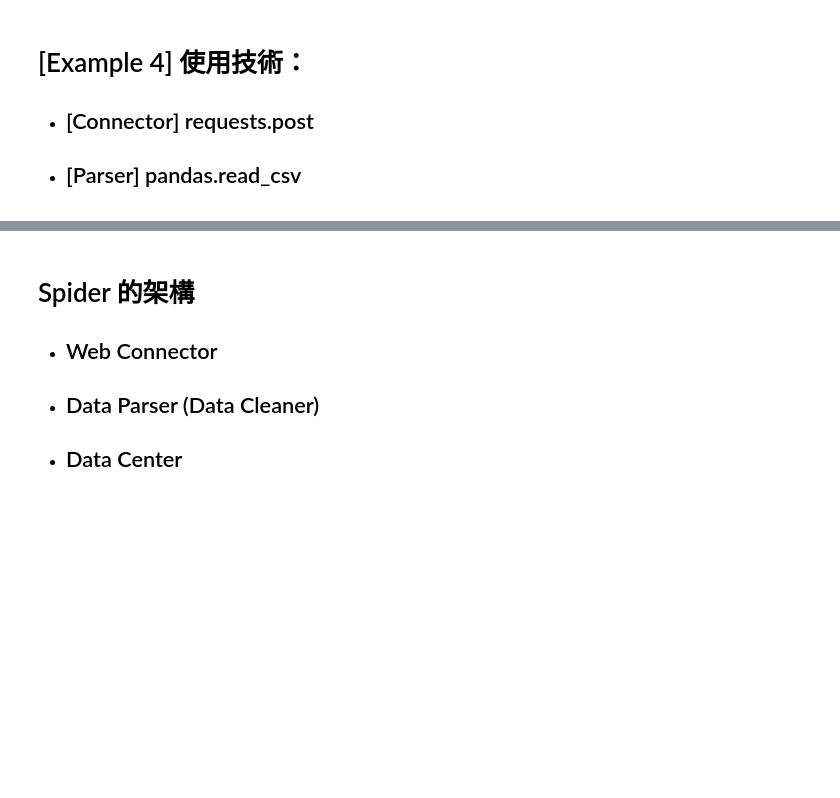
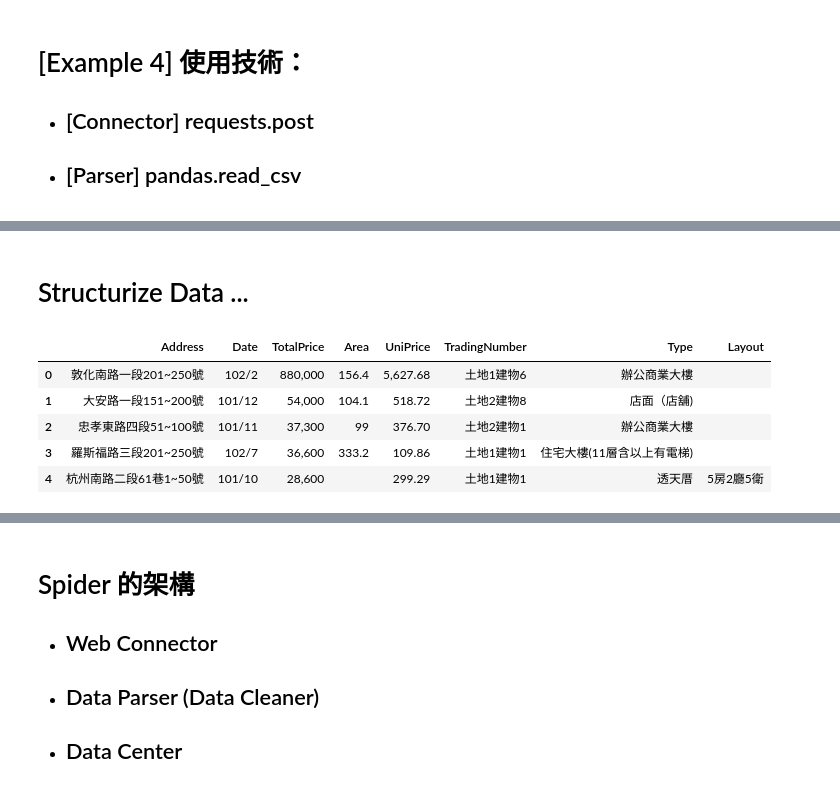
Before and after one commit to c3h3/NCCU-PyData-Courses-2013Spring, a Jupyter notebook: try_ipynb/Lecture2_WebCrawler.ipynb, the cells around one changed output, grey strips where cells are left out. Drawn from its saved outputs; the diff is of its cells as text; code cells hidden in the pictures; blank space fills up the shorter version.

```diff
--- a/try_ipynb/Lecture2_WebCrawler.ipynb
+++ b/try_ipynb/Lecture2_WebCrawler.ipynb
@@ -869,0 +880,4 @@ taifex_future_data.head()
+# %%
+import requests
+from pyquery import PyQuery
+s = requests.()
@@ -869,0 +956,26 @@ taifex_future_data.head()
+# %%
+query_post_data = {"type":"UXJ5ZGF0YQ==",
+"Qry_city":"QQ==",
+"Qry_area_office":"QTAy",
+"Qry_paytype":"MQ==",
+"Qry_build":"",
+"Qry_price_s":"",
+"Qry_price_e":"",
+"Qry_unit_price_s":"",
+"Qry_unit_price_e":"",
+"Qry_p_yyy_s":"MTAx",
+"Qry_p_yyy_e":"MTAy",
+"Qry_season_s":"MQ==",
+"Qry_season_e":"MTE=",
+"Qry_doorno":"",
+"Qry_area_s":"",
+"Qry_area_e":"",
+"Qry_order":"UUEwOCZkZXNj",
+"Qry_unit":"Mg==",
+"Qry_area_srh":"",
+"Qry_buildyear_s":"",
+"Qry_buildyear_e":"",
+"Qry_origin":"P",
+"Qry_avg":"off",
+"struts.token.name":"token",
+"token":web_tocken}
@@ -869,0 +984,2 @@ taifex_future_data.head()
+# %%
+res5 = s.post("http://lvr.land.moi.gov.tw/N11/QryClass_land.action",data = query_post_data)
@@ -869,0 +1008,2 @@ taifex_future_data.head()
+# %%
+SSS = PyQuery(res5.text)
@@ -869,0 +1021,15 @@ taifex_future_data.head()
+# %% [markdown]
+# Structurize Data ...
+# %%
+import pandas as pd
+Raw_Data_List = [list(PyQuery(xx)("td").map(lambda :PyQuery(this).text() if len(PyQuery(this)("img")) == 0 else  PyQuery(this)("img").attr("title"))) for xx in SSS("tr.nowrap[id]")]
+Raw_Data_df = pd.DataFrame(Raw_Data_List)
+Raw_Data_df.columns = ["Address","Date","TotalPrice","Area","UniPrice","TradingNumber","Type","Layout"]
+Raw_Data_df.head()
+# %% [output]
+|  | Address | Date | TotalPrice | Area | UniPrice | TradingNumber | Type | Layout |
+| 0 | 敦化南路一段201~250號 | 102/2 | 880,000 | 156.4 | 5,627.68 | 土地1建物6 | 辦公商業大樓 |  |
+| 1 | 大安路一段151~200號 | 101/12 | 54,000 | 104.1 | 518.72 | 土地2建物8 | 店面（店舖) |  |
+| 2 | 忠孝東路四段51~100號 | 101/11 | 37,300 | 99 | 376.70 | 土地2建物1 | 辦公商業大樓 |  |
+| 3 | 羅斯福路三段201~250號 | 102/7 | 36,600 | 333.2 | 109.86 | 土地1建物1 | 住宅大樓(11層含以上有電梯) |  |
+| 4 | 杭州南路二段61巷1~50號 | 101/10 | 28,600 |  | 299.29 | 土地1建物1 | 透天厝 | 5房2廳5衛 |
```
Also changed, not shown: parts of 30 cells of this notebook, 4 other files.
